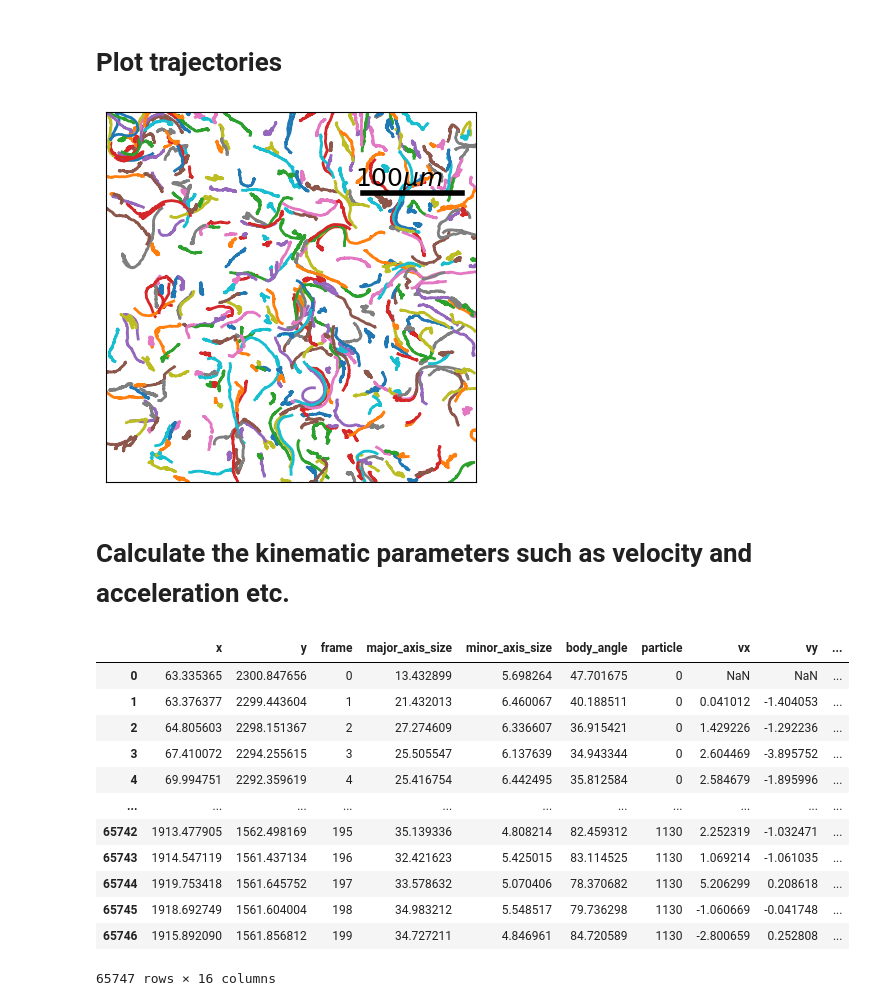
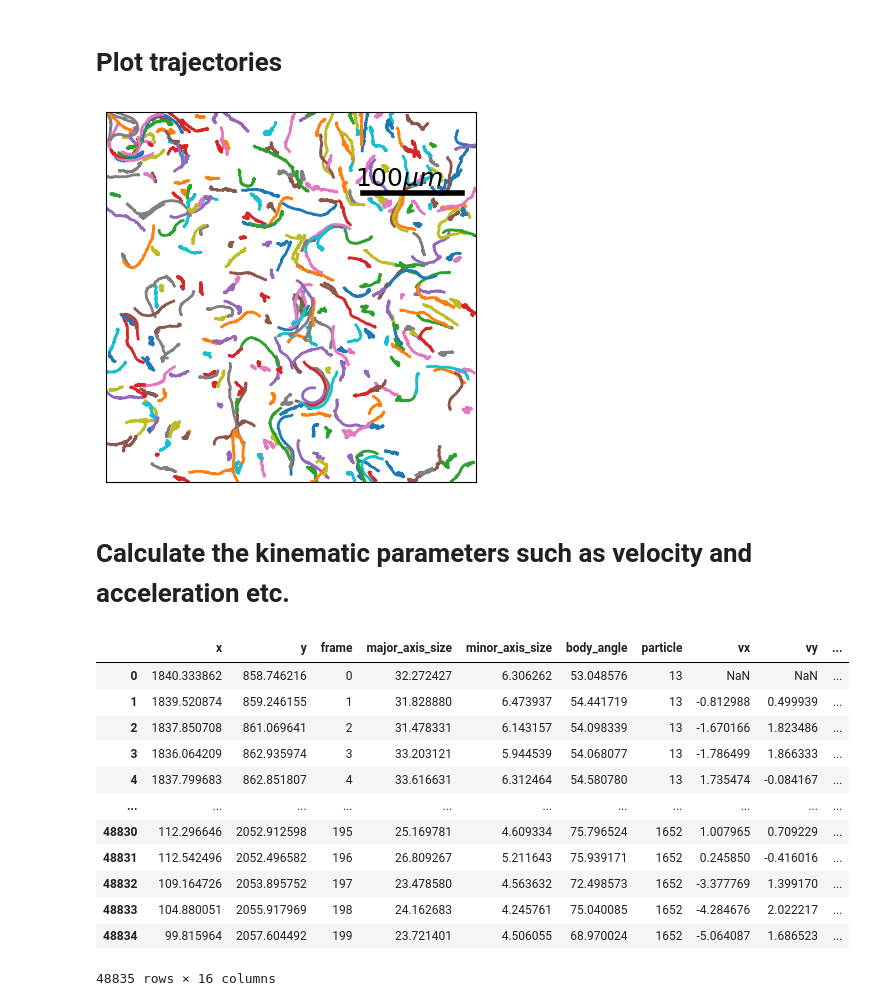
Before and after one commit to mrizaarseven98/bacteria_tracker, a Jupyter notebook: main.ipynb, the cells around one changed output. Saved outputs shown, nothing was run; the diff lists cells and outputs as text; code cells hidden in the pictures.

Commit message:
bug fixes + added prog. bar to kinem. param. calc.

```diff
--- a/main.ipynb
+++ b/main.ipynb
@@ -62,7 +63,7 @@ FAST: numba is available and enabled (fast subnets and feature-finding).
 # %% [markdown]
 # Track the bacteria
 # %%
-traj_tp = tb.track_bacteria(ellipses_df, max_search_range=10, min_search_range=2)
+traj_tp = tb.track_bacteria(ellipses_df, max_search_range=10, min_search_range=2, filter=75)
 display(traj_tp)
 # %% [output]
 Frame 199: 415 trajectories present.
@@ -98,25 +96,25 @@ filtered=tb.filter_trajectories(traj_tp,50)
 # %% [markdown]
 # Plot trajectories
 # %%
-tb.plot_traj_all(filtered, imdim1=tifdim1, imdim2=tifdim2, pix_size=0.1615)
+tb.plot_traj_all(traj_tp, imdim1=tifdim1, imdim2=tifdim2, pix_size=0.1615)
 # %% [output]
-[figure, old version]
+[figure, new version]
 # %% [markdown]
 # Calculate the kinematic parameters such as velocity and acceleration etc.
 # %%
-particle_params=tb.calculate_kinematic_parameters(filtered)
+particle_params=tb.calculate_kinematic_parameters(traj_tp)
 display(particle_params)
 # %% [output]
 |  | x | y | frame | major_axis_size | minor_axis_size | body_angle | particle | vx | vy | ... |
-| 0 | 63.335365 | 2300.847656 | 0 | 13.432899 | 5.698264 | 47.701675 | 0 | NaN | NaN | ... |
-| 1 | 63.376377 | 2299.443604 | 1 | 21.432013 | 6.460067 | 40.188511 | 0 | 0.041012 | -1.404053 | ... |
-| 2 | 64.805603 | 2298.151367 | 2 | 27.274609 | 6.336607 | 36.915421 | 0 | 1.429226 | -1.292236 | ... |
-| 3 | 67.410072 | 2294.255615 | 3 | 25.505547 | 6.137639 | 34.943344 | 0 | 2.604469 | -3.895752 | ... |
-| 4 | 69.994751 | 2292.359619 | 4 | 25.416754 | 6.442495 | 35.812584 | 0 | 2.584679 | -1.895996 | ... |
+| 0 | 1840.333862 | 858.746216 | 0 | 32.272427 | 6.306262 | 53.048576 | 13 | NaN | NaN | ... |
+| 1 | 1839.520874 | 859.246155 | 1 | 31.828880 | 6.473937 | 54.441719 | 13 | -0.812988 | 0.499939 | ... |
+| 2 | 1837.850708 | 861.069641 | 2 | 31.478331 | 6.143157 | 54.098339 | 13 | -1.670166 | 1.823486 | ... |
+| 3 | 1836.064209 | 862.935974 | 3 | 33.203121 | 5.944539 | 54.068077 | 13 | -1.786499 | 1.866333 | ... |
+| 4 | 1837.799683 | 862.851807 | 4 | 33.616631 | 6.312464 | 54.580780 | 13 | 1.735474 | -0.084167 | ... |
 | ... | ... | ... | ... | ... | ... | ... | ... | ... | ... | ... |
-| 65742 | 1913.477905 | 1562.498169 | 195 | 35.139336 | 4.808214 | 82.459312 | 1130 | 2.252319 | -1.032471 | ... |
-| 65743 | 1914.547119 | 1561.437134 | 196 | 32.421623 | 5.425015 | 83.114525 | 1130 | 1.069214 | -1.061035 | ... |
-| 65744 | 1919.753418 | 1561.645752 | 197 | 33.578632 | 5.070406 | 78.370682 | 1130 | 5.206299 | 0.208618 | ... |
-| 65745 | 1918.692749 | 1561.604004 | 198 | 34.983212 | 5.548517 | 79.736298 | 1130 | -1.060669 | -0.041748 | ... |
-| 65746 | 1915.892090 | 1561.856812 | 199 | 34.727211 | 4.846961 | 84.720589 | 1130 | -2.800659 | 0.252808 | ... |
+| 48830 | 112.296646 | 2052.912598 | 195 | 25.169781 | 4.609334 | 75.796524 | 1652 | 1.007965 | 0.709229 | ... |
+| 48831 | 112.542496 | 2052.496582 | 196 | 26.809267 | 5.211643 | 75.939171 | 1652 | 0.245850 | -0.416016 | ... |
+| 48832 | 109.164726 | 2053.895752 | 197 | 23.478580 | 4.563632 | 72.498573 | 1652 | -3.377769 | 1.399170 | ... |
+| 48833 | 104.880051 | 2055.917969 | 198 | 24.162683 | 4.245761 | 75.040085 | 1652 | -4.284676 | 2.022217 | ... |
+| 48834 | 99.815964 | 2057.604492 | 199 | 23.721401 | 4.506055 | 68.970024 | 1652 | -5.064087 | 1.686523 | ... |
-65747 rows × 16 columns
+48835 rows × 16 columns
```
Also changed, not shown: parts of 4 cells of this notebook, 1 other file.
